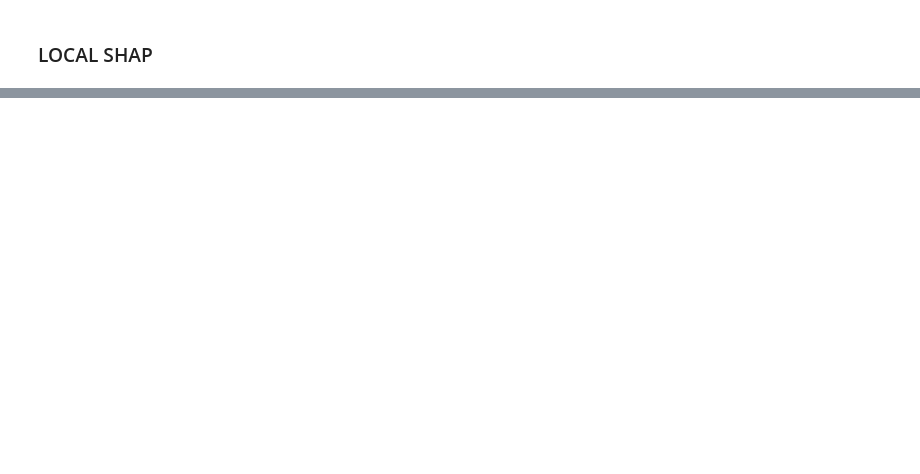
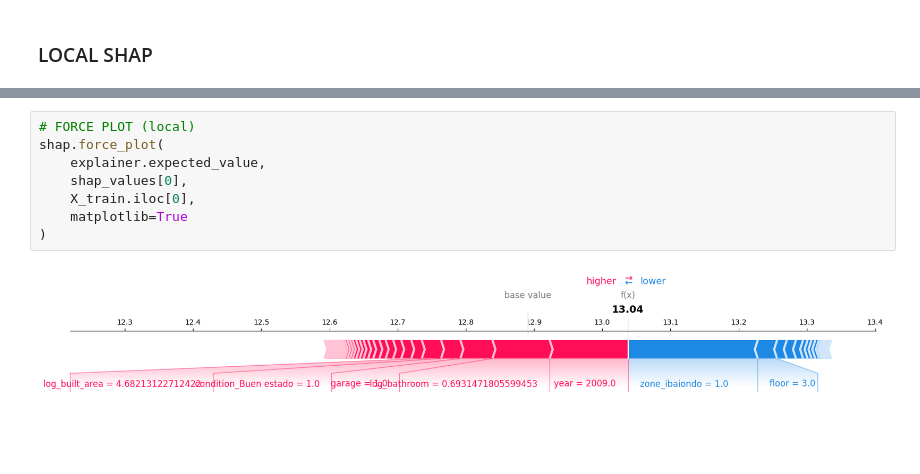
Before and after one commit to ikeiba/bilbao-housing-ml, a Jupyter notebook: regression/regression.ipynb, the cells around one changed output, grey strips where cells are left out. Cells and saved outputs as stored; diff of their text form; blank space fills up the shorter version.

```diff
--- a/regression/regression.ipynb
+++ b/regression/regression.ipynb
@@ -1657,0 +1559,10 @@ On the other hand we can conclude that the year of the house has not so much imp
+# %%
+# FORCE PLOT (local)
+shap.force_plot(
+    explainer.expected_value,
+    shap_values[0],
+    X_train.iloc[0],
+    matplotlib=True
+)
+# %% [output]
+[figure, added]
```
Also changed, not shown: parts of 46 cells of this notebook, 6 other files.
